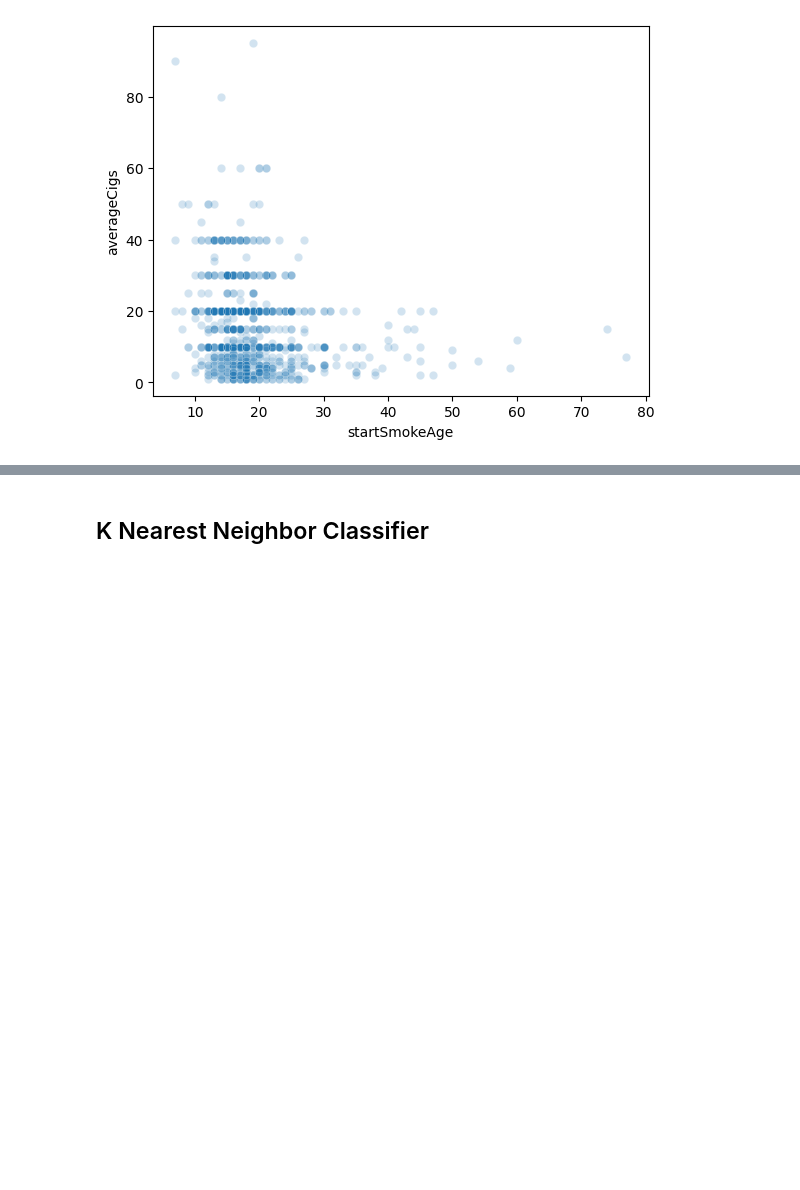
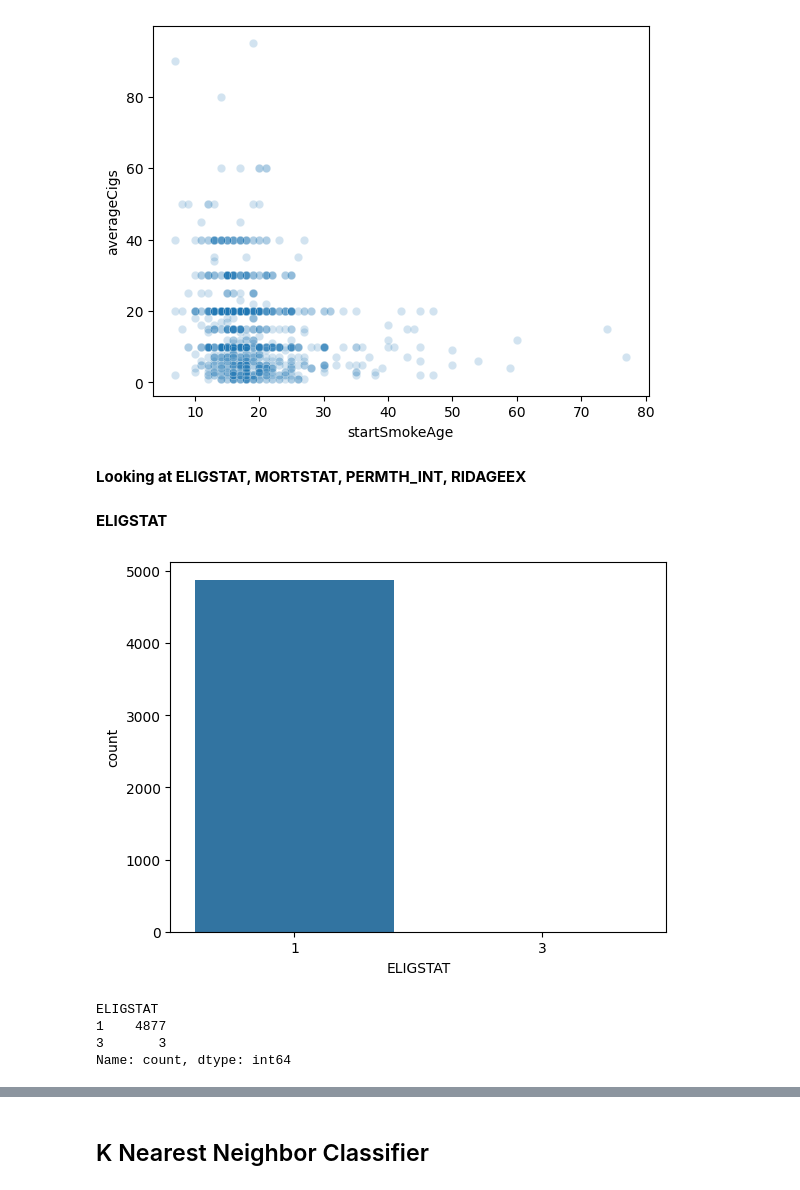
Before and after one commit to dfu5sm/undergrad_ml_assignments, a Jupyter notebook: collect_data.ipynb, the cells around one changed output, grey strips where cells are left out. Saved outputs shown, nothing was run; the diff lists cells and outputs as text; code cells hidden in the pictures; blank space fills up the shorter version.

```diff
--- a/collect_data.ipynb
+++ b/collect_data.ipynb
@@ -220,3 +220,20 @@ sns.scatterplot(data=new_df, x="startSmokeAge", y=new_df["averageCigs"][new_df["
 plt.show()
 # %% [output]
 [figure]
+# %% [markdown]
+**Looking at ELIGSTAT, MORTSTAT, PERMTH_INT, RIDAGEEX**
+# %% [markdown]
+**ELIGSTAT**
+# %%
+#countplot plot of average ELIGSTAT
+sns.countplot(new_df, x="ELIGSTAT")
+plt.show()
+# %% [output]
+[figure, added]
+# %%
+new_df["ELIGSTAT"].value_counts()
+# %% [output]
+ELIGSTAT
+1    4877
+3       3
+Name: count, dtype: int64
```
Also changed, not shown: parts of 23 cells of this notebook.
